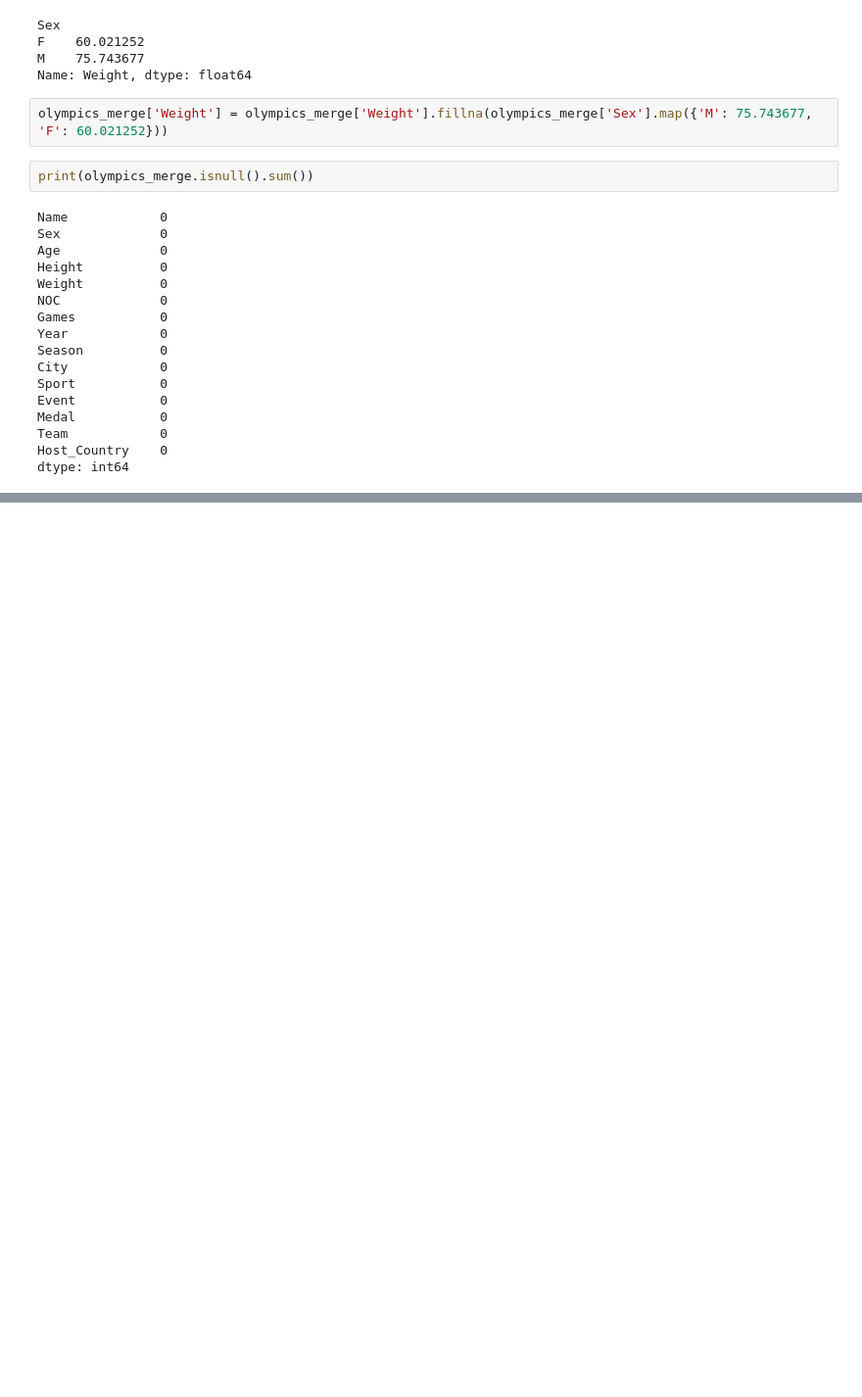
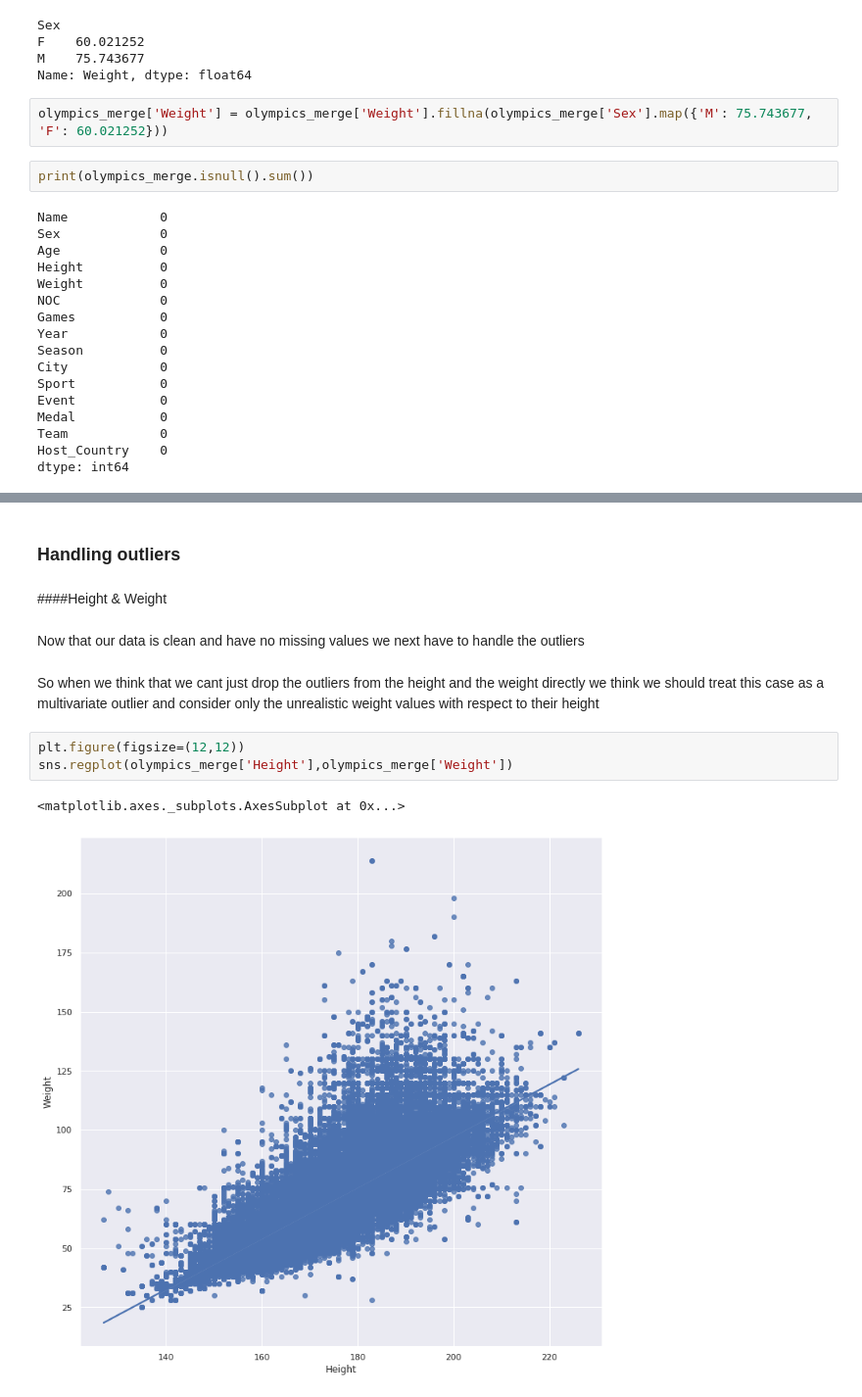
Before and after one commit to CSEN1095-W21/project-u8, a Jupyter notebook: cleaning.ipynb, the cells around one changed output, grey strips where cells are left out. Shown: that part at 98% size. Saved outputs shown, nothing was run; the diff lists cells and outputs as text; blank space fills up the shorter version.

Commit message:
Handling outliers and merging

```diff
--- a/cleaning.ipynb
+++ b/cleaning.ipynb
@@ -576,3 +576,18 @@ olympics_merge.head(20)
 | 17 | Per Knut Aaland | M | 33.0 | 188.000000 | 75.000000 | USA | 1994 Winter | 1994 | Winter | Lillehammer | Cross Country Skiing | ... |
 | 18 | John Aalberg | M | 31.0 | 183.000000 | 72.000000 | USA | 1992 Winter | 1992 | Winter | Albertville | Cross Country Skiing | ... |
 | 19 | John Aalberg | M | 31.0 | 183.000000 | 72.000000 | USA | 1992 Winter | 1992 | Winter | Albertville | Cross Country Skiing | ... |
+# %% [markdown]
+### Handling outliers
+# %% [markdown]
+####Height & Weight
+# %% [markdown]
+Now that our data is clean and have no missing values we next have to handle the outliers
+# %% [markdown]
+So when we think that we cant just drop the outliers from the height and the weight directly
+we think we should treat this case as a multivariate outlier and consider only the unrealistic weight values with respect to their height
+# %%
+plt.figure(figsize=(12,12))
+sns.regplot(olympics_merge['Height'],olympics_merge['Weight'])
+# %% [output]
+<matplotlib.axes._subplots.AxesSubplot at 0x...>
+[figure, added]
```
Also changed, not shown: parts of 19 cells of this notebook.
